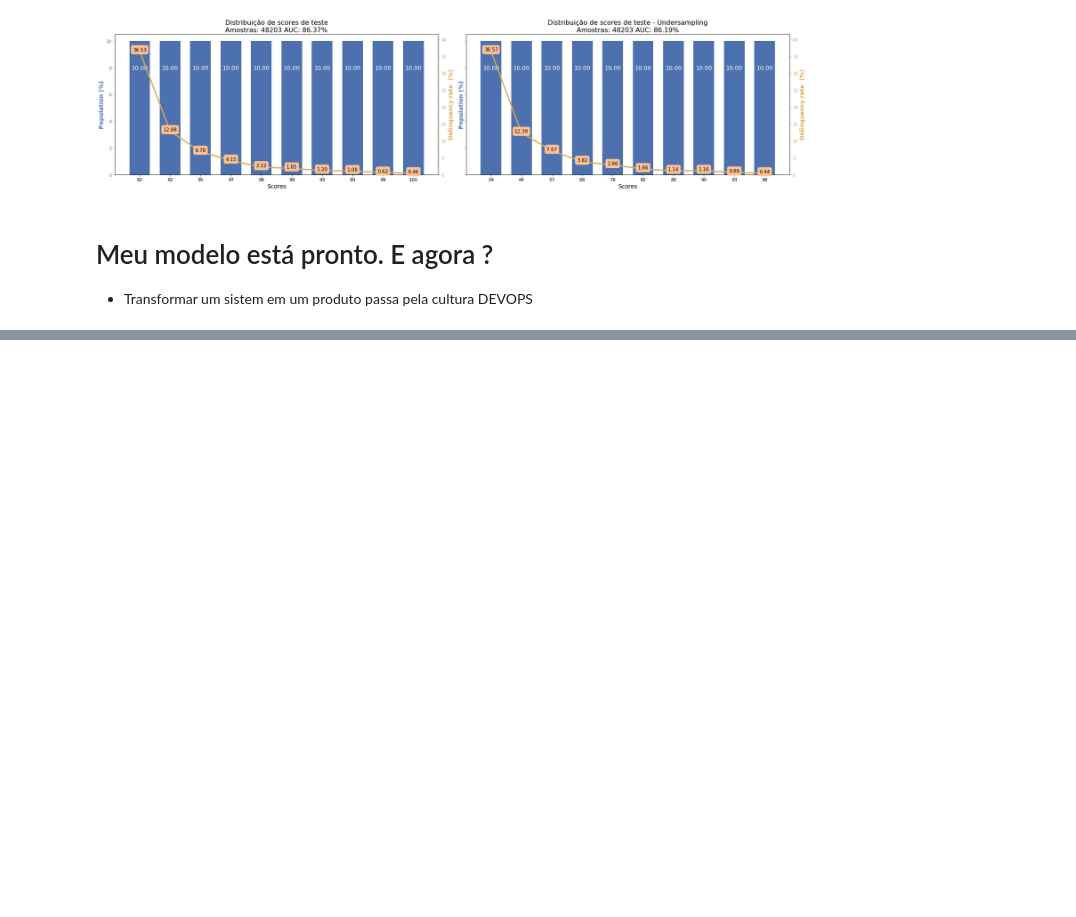
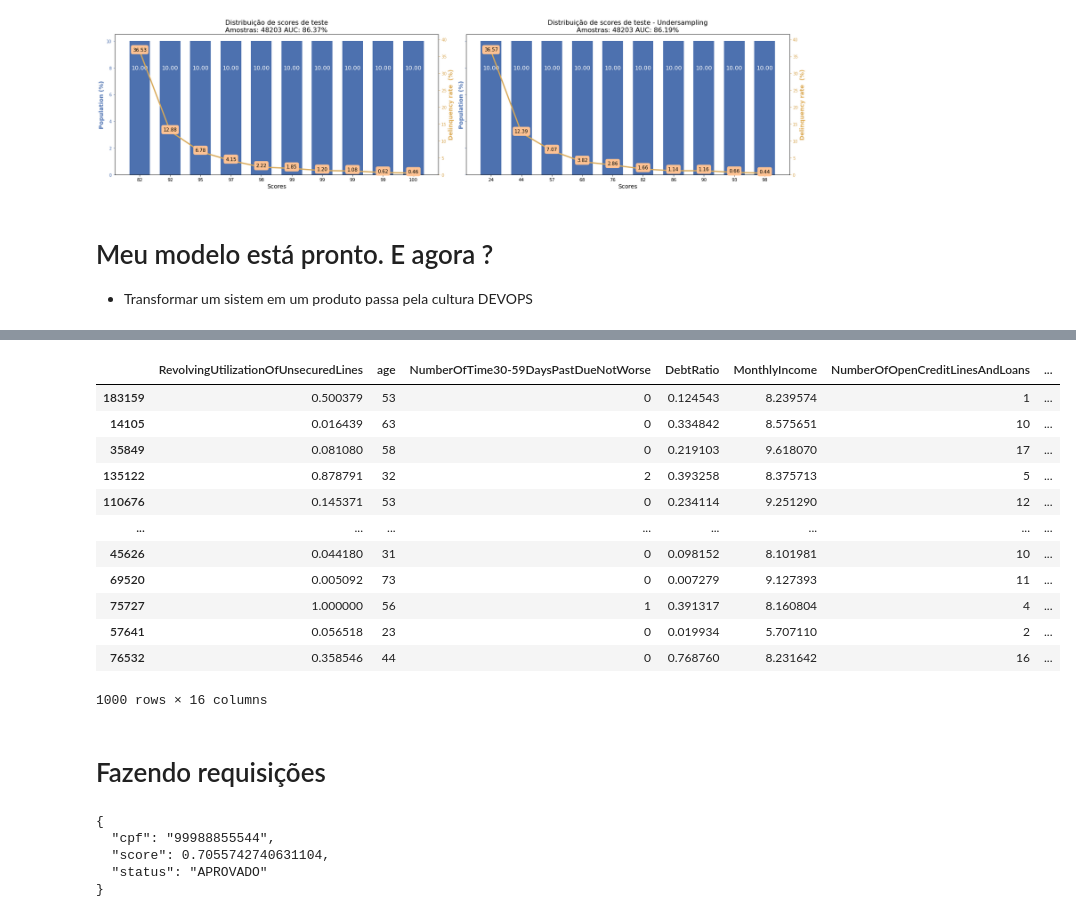
Before and after one commit to marciopalheta/mlops-deploy, a Jupyter notebook: notebooks/Modelagem.ipynb, the cells around one changed output, grey strips where cells are left out. Saved outputs shown, nothing was run; the diff lists cells and outputs as text; code cells hidden in the pictures; blank space fills up the shorter version.

```diff
--- a/notebooks/Modelagem.ipynb
+++ b/notebooks/Modelagem.ipynb
@@ -11,7 +11,7 @@ import matplotlib.pyplot as plt
 from util import ScoreDistribution, ROC_AUC, \
     prob_scale, get_resampling, PSI, xgbCV
 # %%
-df_treino = pd.read_csv('../dataset/cs-training.csv')
+df_treino = pd.read_csv('../data/raw/cs-training.csv')
 df_treino.drop(columns='Unnamed: 0', inplace=True)
 df_treino.rename(columns={'SeriousDlqin2yrs':'target'})
 df_treino.rename(columns={'SeriousDlqin2yrs':'target'}, inplace=True)
@@ -648,0 +651,10 @@ xgb_model_loaded = pickle.load(open(file_name, "rb"))
+# %%
+df_temp = df_treino.dropna()
+
+X = df_temp.loc[:, 'RevolvingUtilizationOfUnsecuredLines':]
+y = df_temp['target']
+
+df_req, target = get_resampling(X, y, by='oversampling_smote')
+print(df_req.shape)
+print(target.value_counts(normalize=alize=True))
+df_req.head()
@@ -648,0 +672,18 @@ xgb_model_loaded = pickle.load(open(file_name, "rb"))
+# %%
+df_req.sample(1000)
+# %% [output]
+|  | RevolvingUtilizationOfUnsecuredLines | age | NumberOfTime30-59DaysPastDueNotWorse | DebtRatio | MonthlyIncome | NumberOfOpenCreditLinesAndLoans | ... |
+| 183159 | 0.500379 | 53 | 0 | 0.124543 | 8.239574 | 1 | ... |
+| 14105 | 0.016439 | 63 | 0 | 0.334842 | 8.575651 | 10 | ... |
+| 35849 | 0.081080 | 58 | 0 | 0.219103 | 9.618070 | 17 | ... |
+| 135122 | 0.878791 | 32 | 2 | 0.393258 | 8.375713 | 5 | ... |
+| 110676 | 0.145371 | 53 | 0 | 0.234114 | 9.251290 | 12 | ... |
+| ... | ... | ... | ... | ... | ... | ... | ... |
+| 45626 | 0.044180 | 31 | 0 | 0.098152 | 8.101981 | 10 | ... |
+| 69520 | 0.005092 | 73 | 0 | 0.007279 | 9.127393 | 11 | ... |
+| 75727 | 1.000000 | 56 | 1 | 0.391317 | 8.160804 | 4 | ... |
+| 57641 | 0.056518 | 23 | 0 | 0.019934 | 5.707110 | 2 | ... |
+| 76532 | 0.358546 | 44 | 0 | 0.768760 | 8.231642 | 16 | ... |
+1000 rows × 16 columns
+# %% [markdown]
+# Fazendo requisições
@@ -648,0 +695,34 @@ xgb_model_loaded = pickle.load(open(file_name, "rb"))
+# %%
+payload = json.dumps({
+  "cpf": "99988855544",
+  "RevolvingUtilizationOfUnsecuredLines": 0.170445,
+  "age": 34,
+  "NumberOfTime30-59DaysPastDueNotWorse": 0,
+  "DebtRatio": 0.525246,
+  "MonthlyIncome": 8.699681,
+  "NumberOfOpenCreditLinesAndLoans": 9,
+  "NumberOfTimes90DaysLate": 0,
+  "NumberRealEstateLoansOrLines": 2,
+  "NumberOfTime60-89DaysPastDueNotWorse": 0,
+  "NumberOfDependents": 0,
+  "IncomePerPerson": 8.699681,
+  "NumOfPastDue": 0,
+  "MonthlyDebt": 4.569471,
+  "NumOfOpenCreditLines": 7,
+  "MonthlyBalance": 4.13021,
+  "age_sqr": 32
+})
+headers = {
+  'Authorization': 'Basic YWRtaW46MTIz',
+  'Content-Type': 'application/json'
+}
+
+response = requests.request("POST", url, headers=headers, data=payload)
+
+print(response.text)
+# %% [output]
+{
+  "cpf": "99988855544",
+  "score": 0.7055742740631104,
+  "status": "APROVADO"
+}
```
Also changed, not shown: parts of 6 cells of this notebook, 1 other file.
